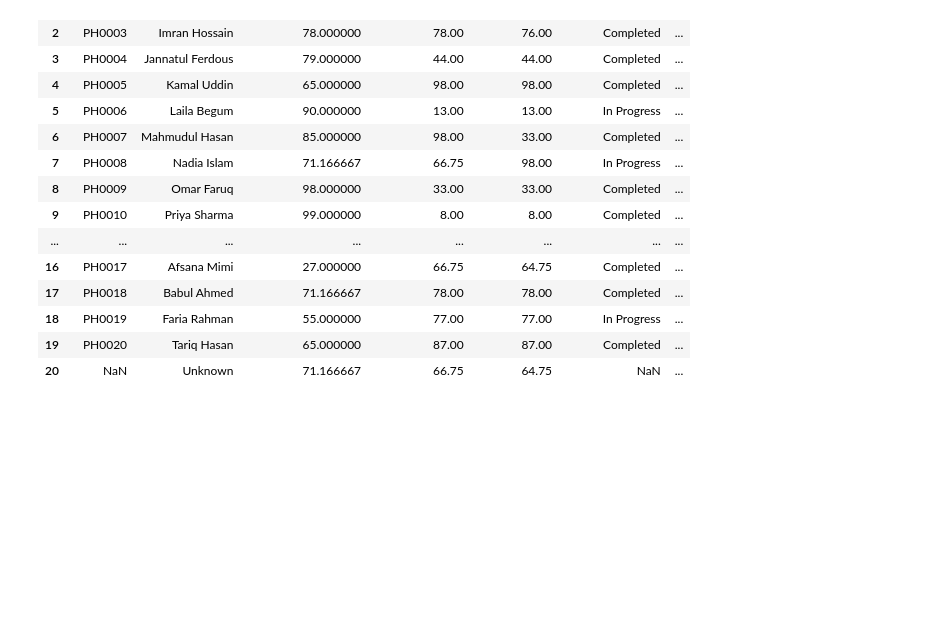
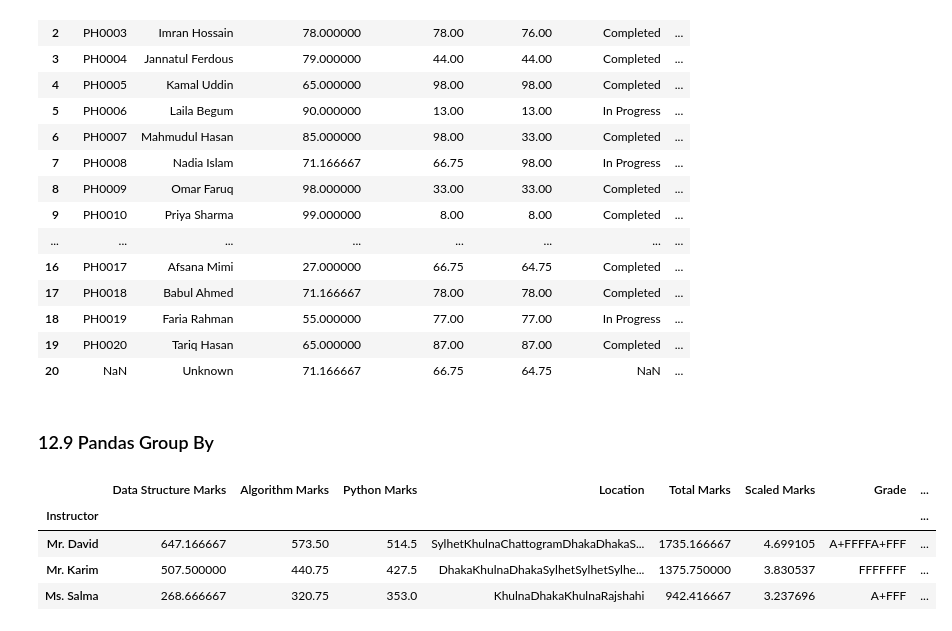
Before and after one commit to roybipro/AI-ML-learning-Phitron, a Jupyter notebook: Semister1/Module 12 :Pandas for Machine Learning/pandas2.ipynb, the cells around one changed output. Drawn from its saved outputs; the diff is of its cells as text; code cells hidden in the pictures; blank space fills up the shorter version.

Commit message:
12.9 Pandas Group By

```diff
--- a/Semister1/Module 12 :Pandas for Machine Learning/pandas2.ipynb
+++ b/Semister1/Module 12 :Pandas for Machine Learning/pandas2.ipynb
@@ -767,3 +750,5 @@ df
 | 18 | PH0019 | Faria Rahman | 55.000000 | 77.00 | 77.00 | In Progress | ... |
 | 19 | PH0020 | Tariq Hasan | 65.000000 | 87.00 | 87.00 | Completed | ... |
 | 20 | NaN | Unknown | 71.166667 | 66.75 | 64.75 | NaN | ... |
+# %% [markdown]
+### 12.9 Pandas Group By
@@ -769,0 +757,12 @@ df
+# %%
+df.drop(columns=['StudentID', 'FullName','CompletionStatus'], inplace=True)
+# %%
+group = df.groupby('Instructor')
+# %%
+group.sum()
+# %% [output]
+|  | Data Structure Marks | Algorithm Marks | Python Marks | Location | Total Marks | Scaled Marks | Grade | ... |
+| Instructor |  |  |  |  |  |  |  | ... |
+| Mr. David | 647.166667 | 573.50 | 514.5 | SylhetKhulnaChattogramDhakaDhakaS... | 1735.166667 | 4.699105 | A+FFFFA+FFF | ... |
+| Mr. Karim | 507.500000 | 440.75 | 427.5 | DhakaKhulnaDhakaSylhetSylhetSylhe... | 1375.750000 | 3.830537 | FFFFFFF | ... |
+| Ms. Salma | 268.666667 | 320.75 | 353.0 | KhulnaDhakaKhulnaRajshahi | 942.416667 | 3.237696 | A+FFF | ... |
```
Also changed, not shown: parts of 10 cells of this notebook, 1 other file.
